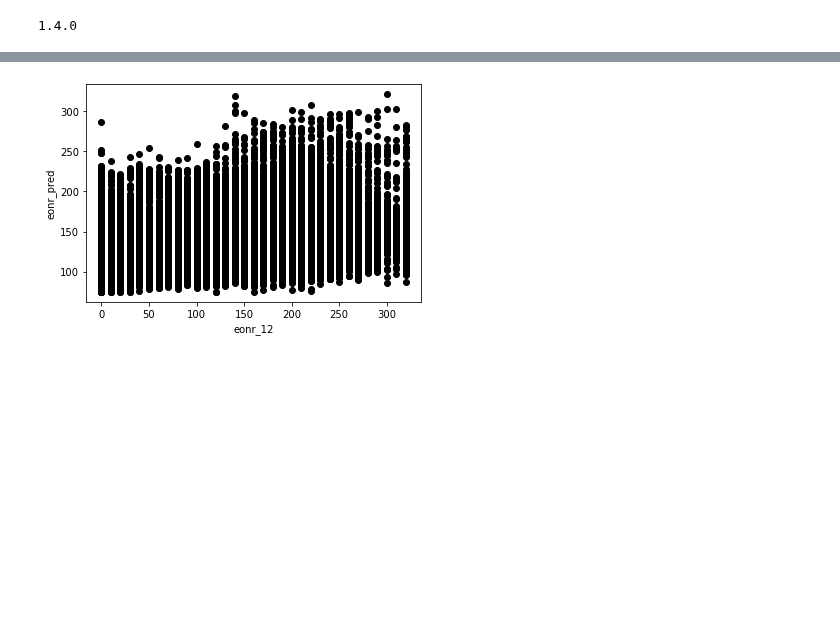
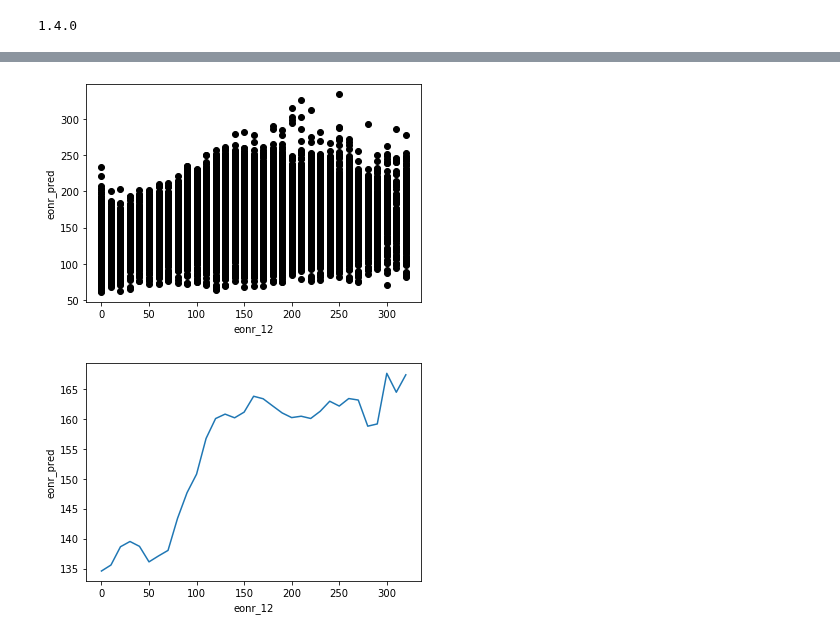
Before and after one commit to germanmandrini/n_policy, a Jupyter notebook: Codes/3c_cnn_sep3.ipynb, the cells around one changed output, grey strips where cells are left out. Drawn from its saved outputs; the diff is of its cells as text; code cells hidden in the pictures; blank space fills up the shorter version.

```diff
--- a/Codes/3c_cnn_sep3.ipynb
+++ b/Codes/3c_cnn_sep3.ipynb
@@ -55,20 +55,23 @@ cols = len(pred_vars)
 model = Net(cols)
 # %%
 # Create the class for model (with Dropout)
-
 class Net(nn.Module):
 
     # Constructor
     def __init__(self, cols, p=0):
         super(Net, self).__init__()
         self.drop = nn.Dropout(p=p)
-        self.hidden1 = torch.nn.Linear(cols, 21)   # hidden layer
-        self.hidden2 = torch.nn.Linear(21, 10)   # hidden layer
-        self.predict = torch.nn.Linear(10, 1)   # output layer
+        self.hidden1 = torch.nn.Linear(cols, 10)   # hidden layer
+        self.hidden2 = torch.nn.Linear(10, 5)   # hidden layer
+        self.hidden3 = torch.nn.Linear(5, 5)   # hidden layer
+        self.hidden4 = torch.nn.Linear(5, 5)   # hidden layer
+        self.predict = torch.nn.Linear(5, 1)   # output layer
 
     def forward(self, x):
         x = F.relu(self.hidden1(x))      # activation function for hidden layer
         x = F.relu(self.hidden2(x))      # activation function for hidden layer
+        x = F.relu(self.hidden3(x))      # activation function for hidden layer
+        x = F.relu(self.hidden4(x))      # activation function for hidden layer
         x = self.predict(x)             # linear output
         return x
 cols = len(pred_vars)
@@ -166,10 +195,10 @@ def train(data_set, validation_set, model,criterion, optimizer, epochs=5):
 
 torch.manual_seed(0)
 learning_rate = 0.01
-criterion = torch.nn.MSELoss(size_average=False)  # this is for regression mean squared loss
+criterion = torch.nn.MSELoss(reduction='mean')  # this is for regression mean squared loss # this is for regression mean squared loss
 optimizer=torch.optim.Adam(model.parameters(), lr=learning_rate)
 
-train_loader=DataLoader(dataset=data_set,batch_size=32)
-train_mini_batches(data_set, train_loader, validation_set, model,criterion, optimizer, epochs=1000)
-# train(data_set, validation_set, model,criterion, optimizer, epochs=1000)
+# train_loader=DataLoader(dataset=data_set,batch_size=32)
+# train_mini_batches(data_set, train_loader, validation_set, model,criterion, optimizer, epochs=1000)
+train(data_set, validation_set, model,criterion, optimizer, learning_rate, epochs=1000)
 # %% [output]
@@ -184,21 +213,30 @@ print(y, model(x))
 # %%
 #Make predictions with returned model
 prediction_set_aggregated_df = pyreadr.read_r("/home/germanm2/n_policy_box/Data/files_rds/prediction_set_aggregated_dt.rds")[None] # also works for RData
 
 X = Variable(torch.FloatTensor(prediction_set_aggregated_df[pred_vars].values))
 model.eval()
 y_pred = model(X) #This outputs the value for regression
 y_pred=y_pred.data[:,0].numpy()
 
 prediction_set_aggregated_df['eonr_pred'] = y_pred
 
+
 plt.figure()
 plt.plot(prediction_set_aggregated_df['eonr_12'], prediction_set_aggregated_df['eonr_pred'], 'o', color='black')
 plt.xlabel('eonr_12')
 plt.ylabel('eonr_pred')
 plt.show()
+
+plot_df = prediction_set_aggregated_df.groupby('eonr_12', as_index=False)['eonr_pred'].mean()
+plt.figure()
+plt.plot(plot_df['eonr_12'], plot_df['eonr_pred'])
+plt.xlabel('eonr_12')
+plt.ylabel('eonr_pred')
+plt.show()
 # %% [output]
-[figure, old version]
+[figure, new version]
+[figure, added]
 # %%
 from sklearn.metrics import mean_squared_error
 
```
Also changed, not shown: parts of 9 cells of this notebook, 4 other files.
